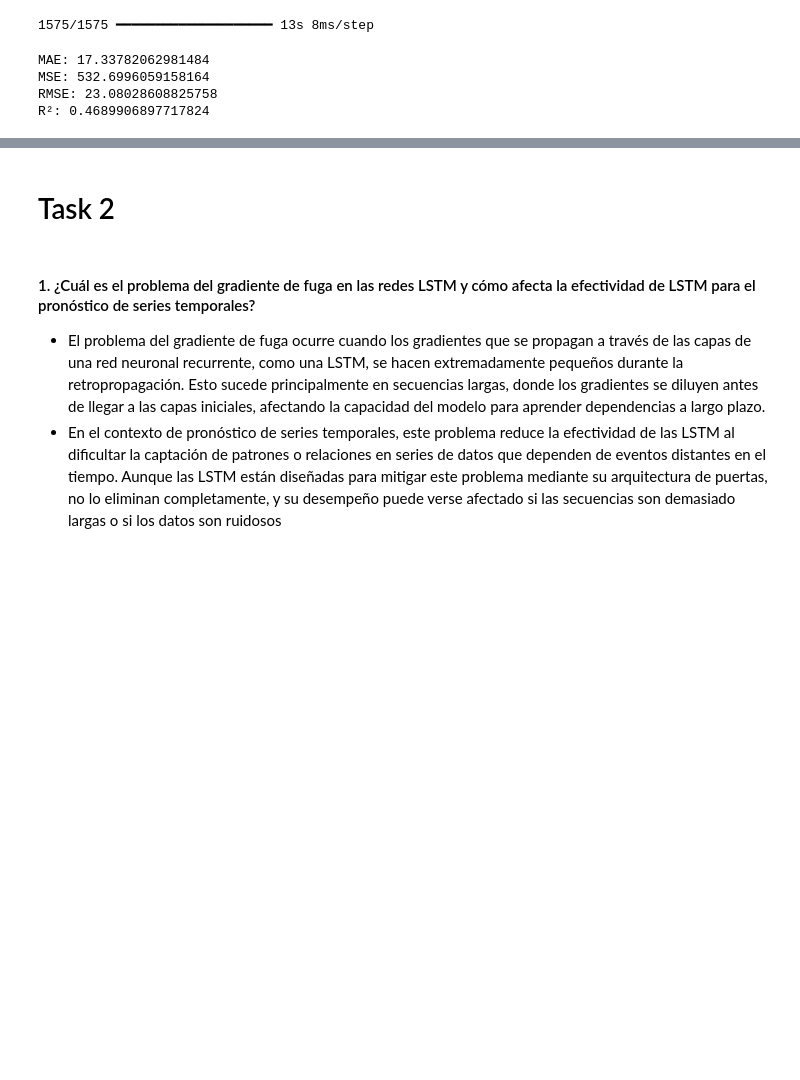
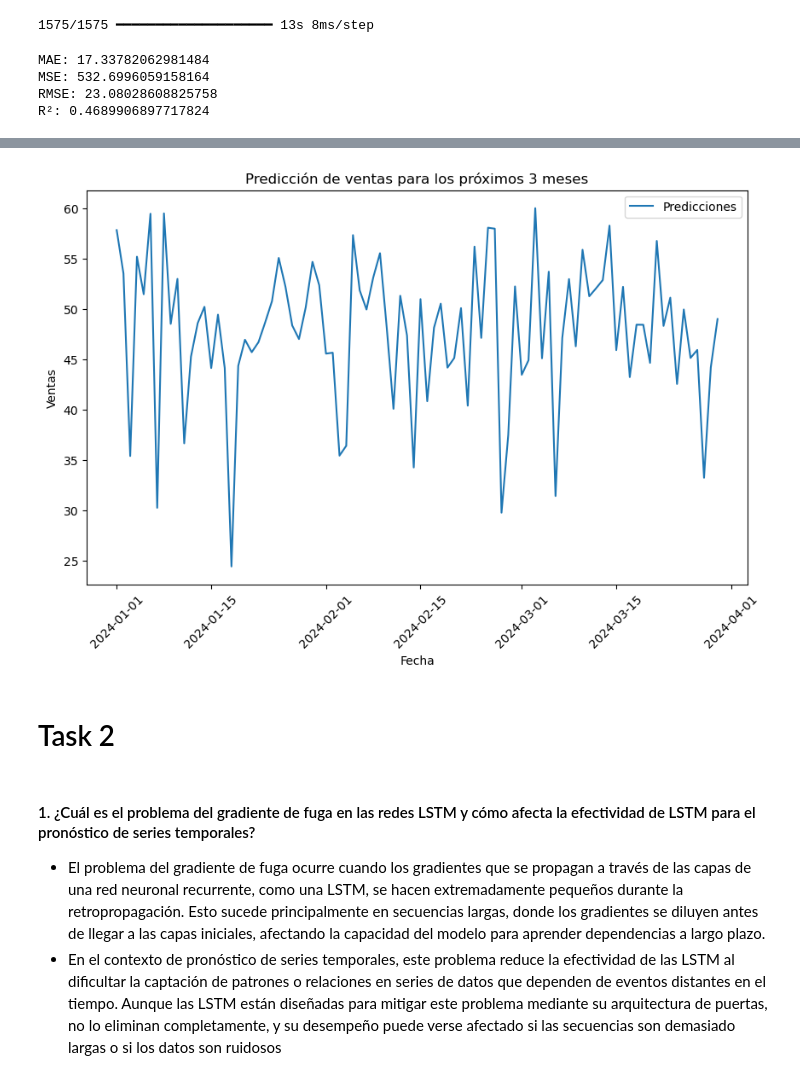
Before and after one commit to FerEsq/DL-TimeSeries-Analysis, a Jupyter notebook: Analysis.ipynb, the cells around one changed output, grey strips where cells are left out. Drawn from its saved outputs; the diff is of its cells as text; code cells hidden in the pictures; blank space fills up the shorter version.

```diff
--- a/Analysis.ipynb
+++ b/Analysis.ipynb
@@ -471,0 +478,6 @@ R²: 0.4689906897717824
+# %%
+model = load_model('models/model_LSTM.keras', custom_objects={'mse': MeanSquaredError()})
+# %%
+# Predicciones sobre los datos de prueba
+predictions = model.predict(X_test.values.reshape((X_test.shape[0], X_test.shape[1], 1)))
+predictions_3_months = predictions[-90:]
@@ -472,3 +486,16 @@ R²: 0.4689906897717824
+# %%
+dates = pd.date_range(start='2024-01-01', periods=90, freq='D')
+
+plt.figure(figsize=(10, 6))
+plt.plot(dates, predictions_3_months, label='Predicciones')
+plt.title('Predicción de ventas para los próximos 3 meses')
+plt.xlabel('Fecha')
+plt.ylabel('Ventas')
+plt.xticks(rotation=45)
+plt.legend()
+plt.show()
+# %% [output]
+[figure, added]
 # %% [markdown]
 # Task 2
 # %% [markdown]
```
Also changed, not shown: parts of 6 cells of this notebook.
